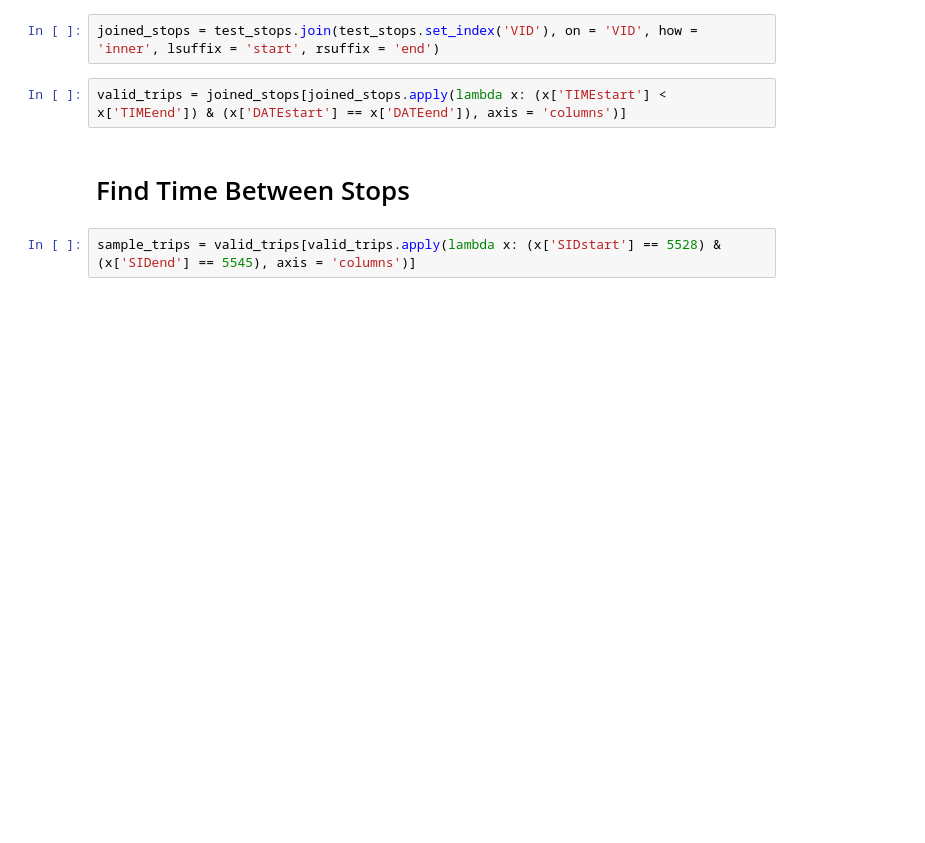
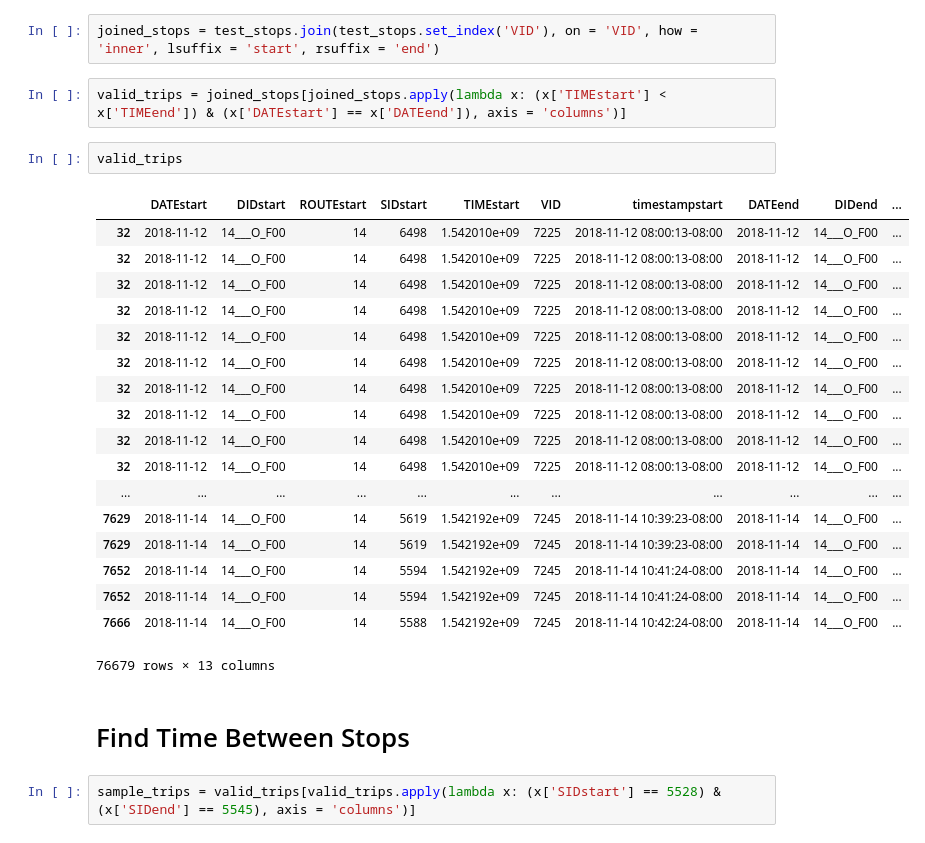
Before and after one commit to trynmaps/opentransit-metrics, a Jupyter notebook: mykelu/getroutes.ipynb, the cells around one changed output. Saved outputs shown, nothing was run; the diff lists cells and outputs as text; blank space fills up the shorter version.

```diff
--- a/mykelu/getroutes.ipynb
+++ b/mykelu/getroutes.ipynb
@@ -27,6 +27,27 @@ test_stops = stops[stops.apply(lambda x: (x['ROUTE'] == 14) & (x['DID'] == '14__
 joined_stops = test_stops.join(test_stops.set_index('VID'), on = 'VID', how = 'inner', lsuffix = 'start', rsuffix = 'end')
 # %%
 valid_trips = joined_stops[joined_stops.apply(lambda x: (x['TIMEstart'] < x['TIMEend']) & (x['DATEstart'] == x['DATEend']), axis = 'columns')]
+# %%
+valid_trips
+# %% [output]
+|  | DATEstart | DIDstart | ROUTEstart | SIDstart | TIMEstart | VID | timestampstart | DATEend | DIDend | ... |
+| 32 | 2018-11-12 | 14___O_F00 | 14 | 6498 | 1.542010e+09 | 7225 | 2018-11-12 08:00:13-08:00 | 2018-11-12 | 14___O_F00 | ... |
+| 32 | 2018-11-12 | 14___O_F00 | 14 | 6498 | 1.542010e+09 | 7225 | 2018-11-12 08:00:13-08:00 | 2018-11-12 | 14___O_F00 | ... |
+| 32 | 2018-11-12 | 14___O_F00 | 14 | 6498 | 1.542010e+09 | 7225 | 2018-11-12 08:00:13-08:00 | 2018-11-12 | 14___O_F00 | ... |
+| 32 | 2018-11-12 | 14___O_F00 | 14 | 6498 | 1.542010e+09 | 7225 | 2018-11-12 08:00:13-08:00 | 2018-11-12 | 14___O_F00 | ... |
+| 32 | 2018-11-12 | 14___O_F00 | 14 | 6498 | 1.542010e+09 | 7225 | 2018-11-12 08:00:13-08:00 | 2018-11-12 | 14___O_F00 | ... |
+| 32 | 2018-11-12 | 14___O_F00 | 14 | 6498 | 1.542010e+09 | 7225 | 2018-11-12 08:00:13-08:00 | 2018-11-12 | 14___O_F00 | ... |
+| 32 | 2018-11-12 | 14___O_F00 | 14 | 6498 | 1.542010e+09 | 7225 | 2018-11-12 08:00:13-08:00 | 2018-11-12 | 14___O_F00 | ... |
+| 32 | 2018-11-12 | 14___O_F00 | 14 | 6498 | 1.542010e+09 | 7225 | 2018-11-12 08:00:13-08:00 | 2018-11-12 | 14___O_F00 | ... |
+| 32 | 2018-11-12 | 14___O_F00 | 14 | 6498 | 1.542010e+09 | 7225 | 2018-11-12 08:00:13-08:00 | 2018-11-12 | 14___O_F00 | ... |
+| 32 | 2018-11-12 | 14___O_F00 | 14 | 6498 | 1.542010e+09 | 7225 | 2018-11-12 08:00:13-08:00 | 2018-11-12 | 14___O_F00 | ... |
+| ... | ... | ... | ... | ... | ... | ... | ... | ... | ... | ... |
+| 7629 | 2018-11-14 | 14___O_F00 | 14 | 5619 | 1.542192e+09 | 7245 | 2018-11-14 10:39:23-08:00 | 2018-11-14 | 14___O_F00 | ... |
+| 7629 | 2018-11-14 | 14___O_F00 | 14 | 5619 | 1.542192e+09 | 7245 | 2018-11-14 10:39:23-08:00 | 2018-11-14 | 14___O_F00 | ... |
+| 7652 | 2018-11-14 | 14___O_F00 | 14 | 5594 | 1.542192e+09 | 7245 | 2018-11-14 10:41:24-08:00 | 2018-11-14 | 14___O_F00 | ... |
+| 7652 | 2018-11-14 | 14___O_F00 | 14 | 5594 | 1.542192e+09 | 7245 | 2018-11-14 10:41:24-08:00 | 2018-11-14 | 14___O_F00 | ... |
+| 7666 | 2018-11-14 | 14___O_F00 | 14 | 5588 | 1.542192e+09 | 7245 | 2018-11-14 10:42:24-08:00 | 2018-11-14 | 14___O_F00 | ... |
+76679 rows × 13 columns
 # %% [markdown]
 # Find Time Between Stops
 # %%
```
Also changed, not shown: parts of 2 cells of this notebook, 1 other file.
